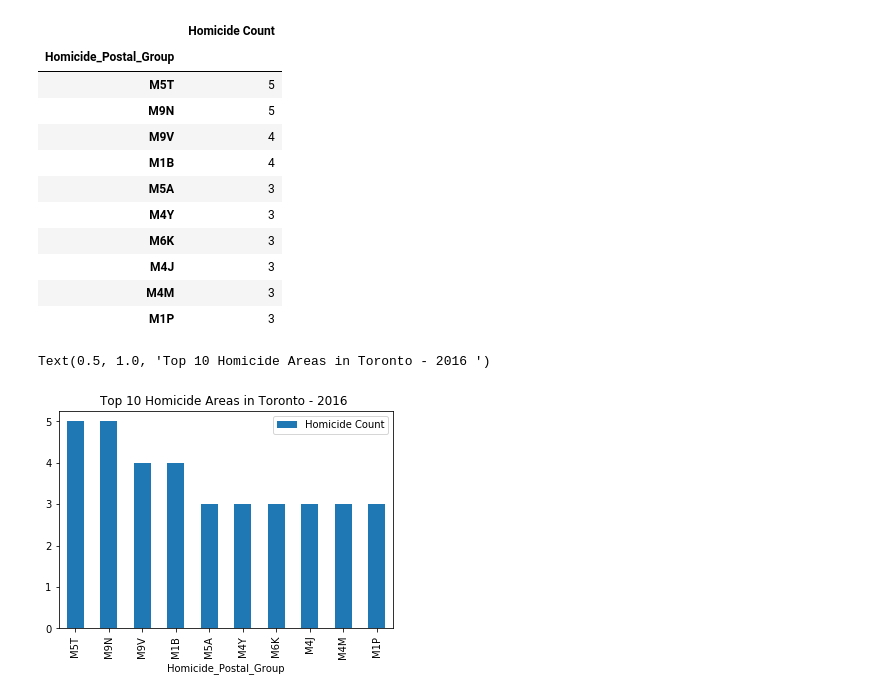
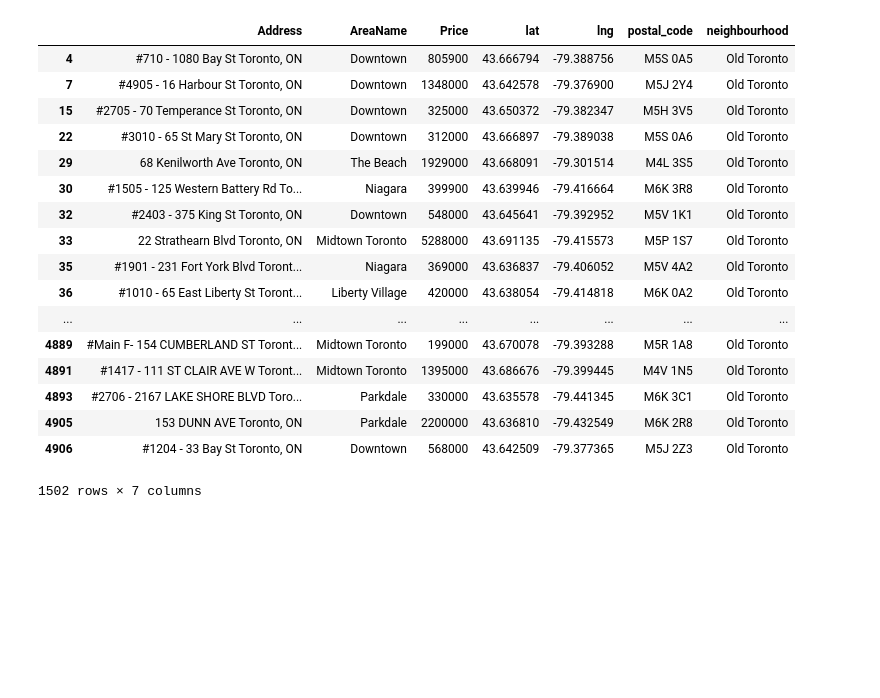
Before and after one commit to valltomm/Bootcamp_Project, a Jupyter notebook: Homicides.ipynb, the cells around one changed output. Cells and saved outputs as stored; diff of their text form; code cells hidden in the pictures; blank space fills up the shorter version.

```diff
--- a/Homicides.ipynb
+++ b/Homicides.ipynb
@@ -19,0 +18,4 @@ ModuleNotFoundError: No module named 'config'
+# %%
+properties_path= "raw_data/postalcode_added.csv"
+# %%
+properties_data = pd.read_csv(properties_path)
@@ -124,32 +158,50 @@ Text(0.5, 1.0, 'Top 10 Homicide Neighborhoods in Toronto - 2016 ')
+# %%
+#Read in property prices for to 5 crime heighbourhoods
+properties_top5_data = properties_data.loc[properties_data["neighbourhood"]=="Old Toronto"]
+#properties_top5_data
+
+#Get average housing price
+
+#Make bar chart
+
+--------
+#rename column names
+#homicide_data .rename(columns={'Occurrence_year':'Homicide_Year',
+#                          'Lat':'Homicide_Lat',
+#                          'Long':'Homicide_Lng',
+#                          'Neighbourhood':'Homicide_Neighbourhood'},inplace=True)
+# %% [output]
+|  | Address | AreaName | Price | lat | lng | postal_code | neighbourhood |
+| 4 | #710 - 1080 Bay St Toronto, ON | Downtown | 805900 | 43.666794 | -79.388756 | M5S 0A5 | Old Toronto |
+| 7 | #4905 - 16 Harbour St Toronto, ON | Downtown | 1348000 | 43.642578 | -79.376900 | M5J 2Y4 | Old Toronto |
+| 15 | #2705 - 70 Temperance St Toronto, ON | Downtown | 325000 | 43.650372 | -79.382347 | M5H 3V5 | Old Toronto |
+| 22 | #3010 - 65 St Mary St Toronto, ON | Downtown | 312000 | 43.666897 | -79.389038 | M5S 0A6 | Old Toronto |
+| 29 | 68 Kenilworth Ave Toronto, ON | The Beach | 1929000 | 43.668091 | -79.301514 | M4L 3S5 | Old Toronto |
+| 30 | #1505 - 125 Western Battery Rd To... | Niagara | 399900 | 43.639946 | -79.416664 | M6K 3R8 | Old Toronto |
+| 32 | #2403 - 375 King St Toronto, ON | Downtown | 548000 | 43.645641 | -79.392952 | M5V 1K1 | Old Toronto |
+| 33 | 22 Strathearn Blvd Toronto, ON | Midtown Toronto | 5288000 | 43.691135 | -79.415573 | M5P 1S7 | Old Toronto |
+| 35 | #1901 - 231 Fort York Blvd Toront... | Niagara | 369000 | 43.636837 | -79.406052 | M5V 4A2 | Old Toronto |
+| 36 | #1010 - 65 East Liberty St Toront... | Liberty Village | 420000 | 43.638054 | -79.414818 | M6K 0A2 | Old Toronto |
+| ... | ... | ... | ... | ... | ... | ... | ... |
+| 4889 | #Main F- 154 CUMBERLAND ST Toront... | Midtown Toronto | 199000 | 43.670078 | -79.393288 | M5R 1A8 | Old Toronto |
+| 4891 | #1417 - 111 ST CLAIR AVE W Toront... | Midtown Toronto | 1395000 | 43.686676 | -79.399445 | M4V 1N5 | Old Toronto |
+| 4893 | #2706 - 2167 LAKE SHORE BLVD Toro... | Parkdale | 330000 | 43.635578 | -79.441345 | M6K 3C1 | Old Toronto |
+| 4905 | 153 DUNN AVE Toronto, ON | Parkdale | 2200000 | 43.636810 | -79.432549 | M6K 2R8 | Old Toronto |
+| 4906 | #1204 - 33 Bay St Toronto, ON | Downtown | 568000 | 43.642509 | -79.377365 | M5J 2Z3 | Old Toronto |
+1502 rows × 7 columns
 # %%
 #Group homicide records by postal areas
-homicide_postal =homicide_data.groupby("Homicide_Postal_Group")
-homicide_postal_count = homicide_postal["Homicide_Postal_Group"].count()
+#homicide_postal =homicide_data.groupby("Homicide_Postal_Group")
+#homicide_postal_count = homicide_postal["Homicide_Postal_Group"].count()
 #homicide_rate = homicide_count/75
 #homicide_hm = pd.DataFrame({"Homicide Count":homicide_count, "Homocide Rate": homicide_rate})
-homicide_postal_bar = pd.DataFrame({"Homicide Count":homicide_postal_count})
-homicide_postal_bar_sort=homicide_postal_bar.sort_values("Homicide Count",ascending=False)
-homicide_postal_bar_top10 = homicide_postal_bar_sort.iloc[0:10]
-homicide_postal_bar_top10
+#homicide_postal_bar = pd.DataFrame({"Homicide Count":homicide_postal_count})
+#homicide_postal_bar_sort=homicide_postal_bar.sort_values("Homicide Count",ascending=False)
+#homicide_postal_bar_top10 = homicide_postal_bar_sort.iloc[0:10]
+#homicide_postal_bar_top10
-# %% [output]
-|  | Homicide Count |
-| Homicide_Postal_Group |  |
-| M5T | 5 |
-| M9N | 5 |
-| M9V | 4 |
-| M1B | 4 |
-| M5A | 3 |
-| M4Y | 3 |
-| M6K | 3 |
-| M4J | 3 |
-| M4M | 3 |
-| M1P | 3 |
 # %%
-homicide_postal_bar_top10.plot(kind='bar')
-plt.title('Top 10 Homicide Areas in Toronto - 2016 ')
+#homicide_postal_bar_top10.plot(kind='bar')
+#plt.title('Top 10 Homicide Areas in Toronto - 2016 ')
-# %% [output]
-Text(0.5, 1.0, 'Top 10 Homicide Areas in Toronto - 2016 ')
-[figure, removed]
 # %%
 locations_homicide = homicide_data[["Homicide_Lat", "Homicide_Lng"]].astype(float)
 print(locations_homicide)
```
Also changed, not shown: parts of 20 cells of this notebook, 10 other files.
